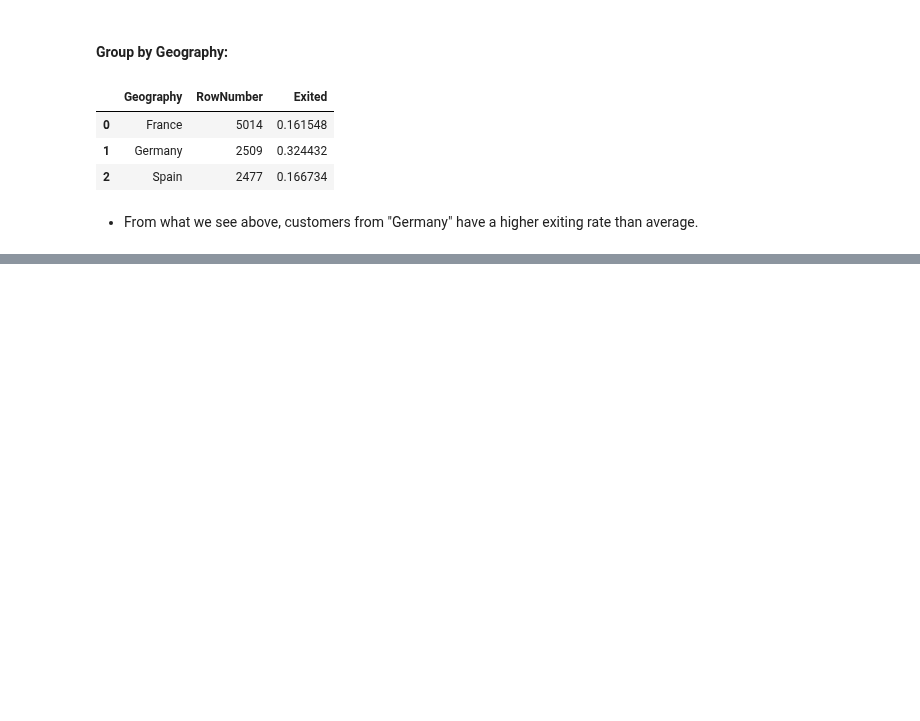
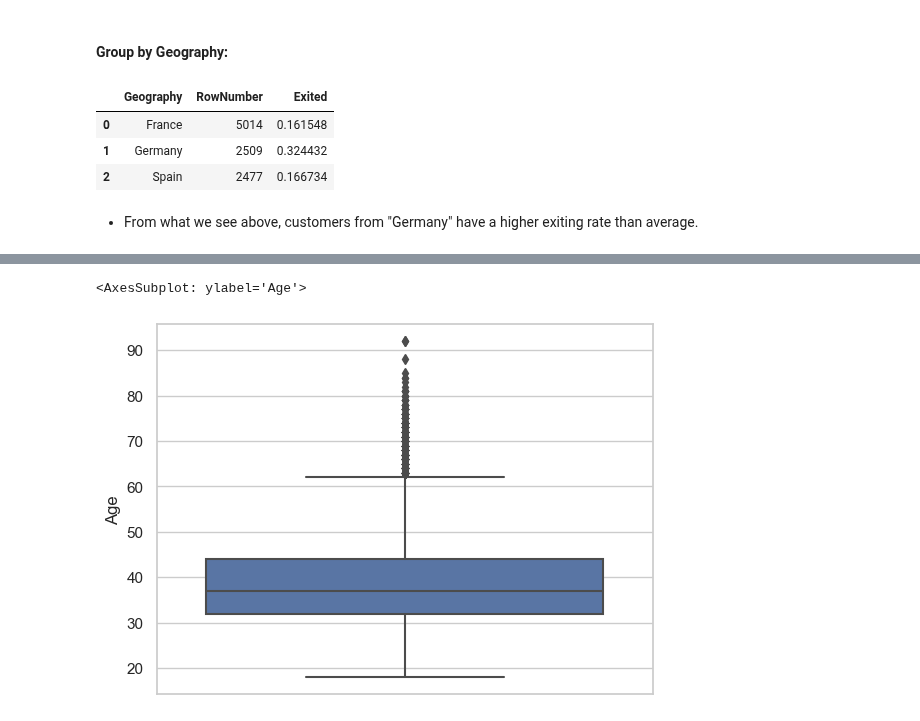
Before and after one commit to AmirMotefaker/Sales-Data-Analysis, a Jupyter notebook: Customer Churn Prediction/Customer Churn Prediction - Bank/Customer Churn Prediction - Bank.ipynb, the cells around one changed output, grey strips where cells are left out. Cells and saved outputs as stored; diff of their text form; code cells hidden in the pictures; blank space fills up the shorter version.

```diff
--- a/Customer Churn Prediction/Customer Churn Prediction - Bank/Customer Churn Prediction - Bank.ipynb
+++ b/Customer Churn Prediction/Customer Churn Prediction - Bank/Customer Churn Prediction - Bank.ipynb
@@ -112,0 +122,6 @@ dc.groupby(['Geography']).agg({'RowNumber':'count', 'Exited':'mean'}
+# %%
+# Plotting Age
+sns.boxplot(y=dc['Age'])
+# %% [output]
+<AxesSubplot: ylabel='Age'>
+[figure, added]
```
Also changed, not shown: parts of 2 cells of this notebook.
